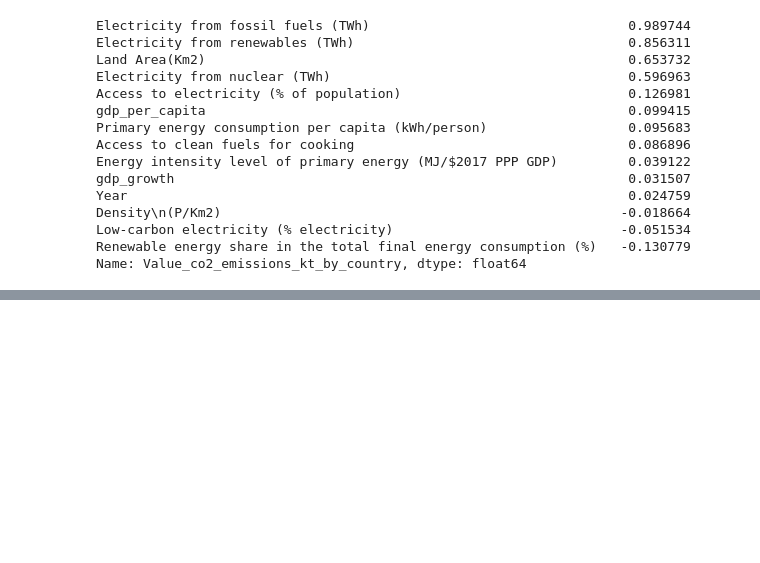
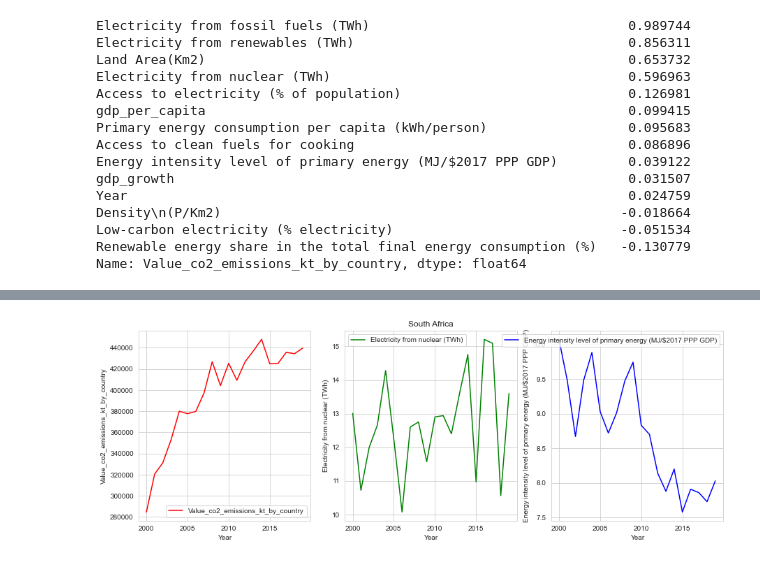
Before and after one commit to gauravjoshijo/CO2_Emission_Contribution_Model, a Jupyter notebook: Stage2_Part_1_CO2 Emission Prediction.ipynb, the cells around one changed output, grey strips where cells are left out. Cells and saved outputs as stored; diff of their text form; code cells hidden in the pictures; blank space fills up the shorter version.

```diff
--- a/Stage2_Part_1_CO2 Emission Prediction.ipynb
+++ b/Stage2_Part_1_CO2 Emission Prediction.ipynb
@@ -348,2 +254,15 @@ for i in nation_filter:
 # %%
-# For more data analysis refer to tablue.
+# Comparison of trendlines of Co2 emissions, electricity from nuclear, and energy intensity level of primary energy.
+
+for i in nation_filter:
+    plt.figure(figsize=(15,5))
+    plt.subplot(1,3,1)
+    sns.lineplot(x='Year',y='Value_co2_emissions_kt_by_country',data=nations[nations['Entity']==i],label='Value_co2_emissions_kt_by_country',color='red')
+    plt.subplot(1,3,2)
+    sns.lineplot(x='Year',y='Electricity from nuclear (TWh)',data=nations[nations['Entity']==i],label='Electricity from nuclear (TWh)',color='green')
+    plt.title(i,loc='center')
+    plt.subplot(1,3,3)
+    sns.lineplot(x='Year',y='Energy intensity level of primary energy (MJ/$2017 PPP GDP)',data=nations[nations['Entity']==i],label='Energy intensity level of primary energy (MJ/$2017 PPP GDP)',color='blue')
+    plt.legend()
+# %% [output]
+[figure, added]
```
Also changed, not shown: parts of 29 cells of this notebook.
